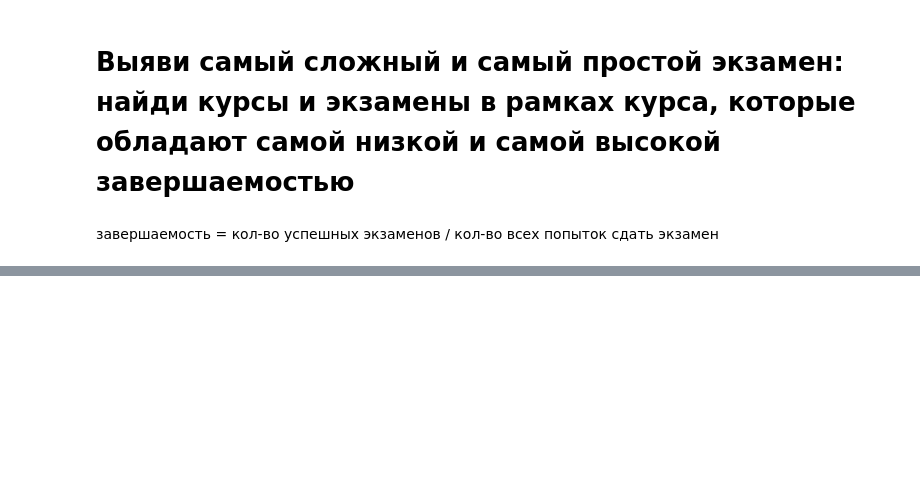
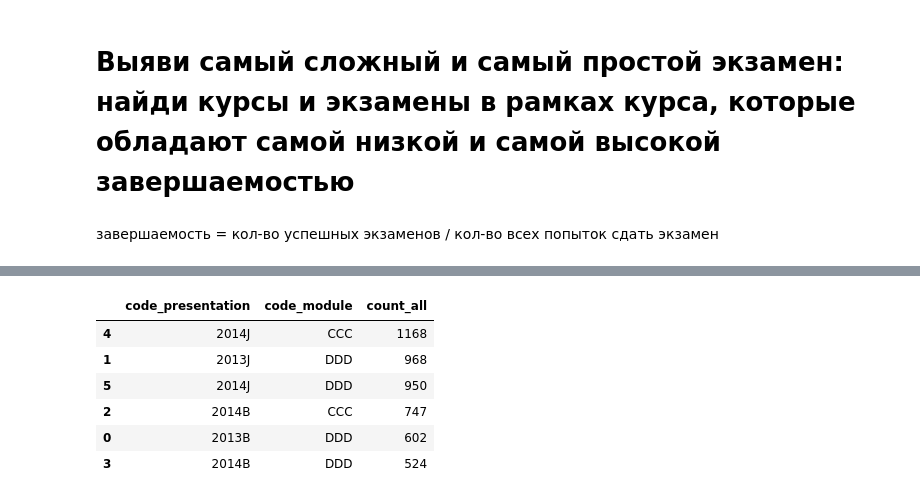
Before and after one commit to marchenko499/e-learning-analytics-, a Jupyter notebook: e-learning project.ipynb, the cells around one changed output, grey strips where cells are left out. Cells and saved outputs as stored; diff of their text form; code cells hidden in the pictures; blank space fills up the shorter version.

```diff
--- a/e-learning project.ipynb
+++ b/e-learning project.ipynb
@@ -178,0 +190,16 @@ print(str(successful_students_pivot[successful_students_pivot.Total == 1].id_stu
+# %%
+#Посчитаю общее количество попыток сдать экзамен
+
+all_tries = (exams.groupby(['code_presentation', 'code_module'], as_index = False)
+                  .agg(count_all = ('id_assessment', 'count'))
+                  .sort_values('count_all', ascending = False)
+            )
+all_tries
+# %% [output]
+|  | code_presentation | code_module | count_all |
+| 4 | 2014J | CCC | 1168 |
+| 1 | 2013J | DDD | 968 |
+| 5 | 2014J | DDD | 950 |
+| 2 | 2014B | CCC | 747 |
+| 0 | 2013B | DDD | 602 |
+| 3 | 2014B | DDD | 524 |
```
Also changed, not shown: parts of 7 cells of this notebook.
